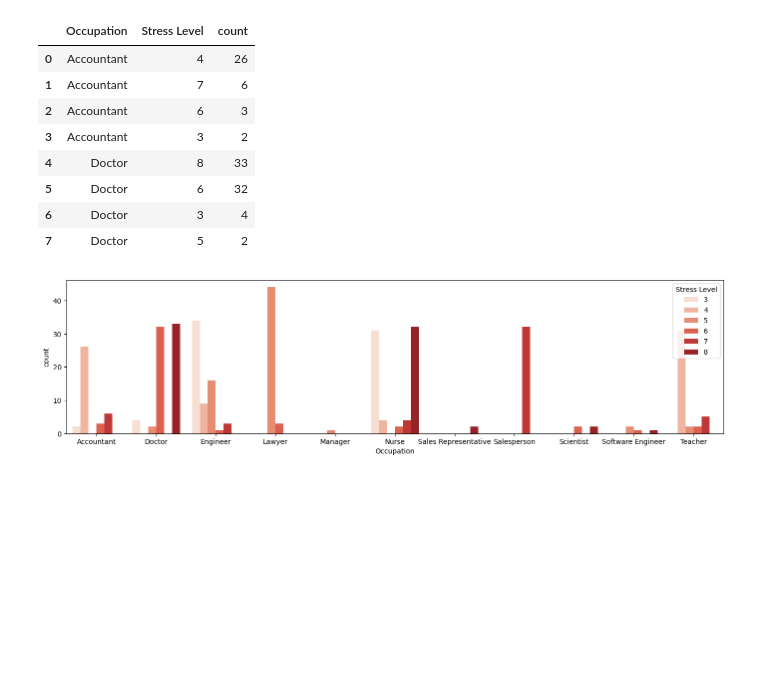
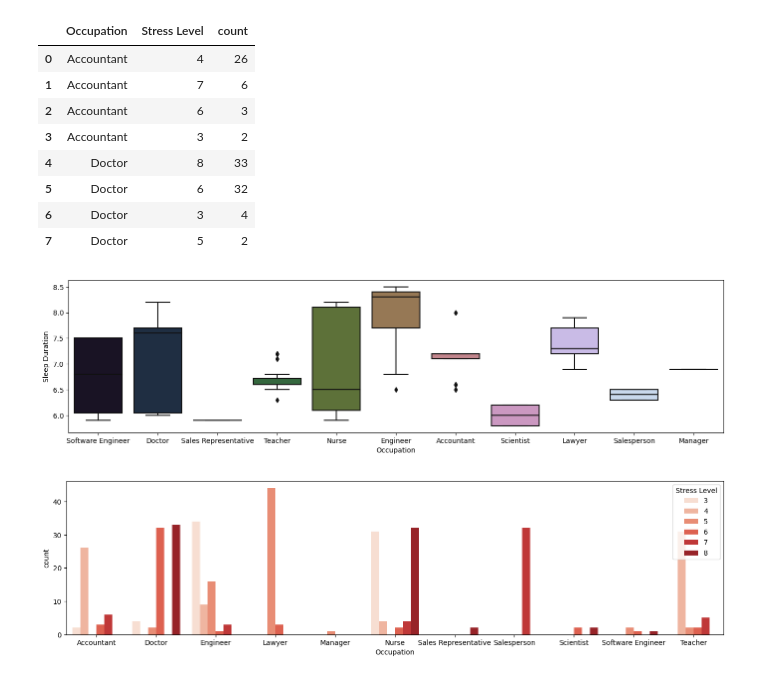
Before and after one commit to fatmagulg/sleep-health-lifestyle, a Jupyter notebook: Sleep Data Analysis.ipynb, the cells around one changed output. Saved outputs shown, nothing was run; the diff lists cells and outputs as text; code cells hidden in the pictures; blank space fills up the shorter version.

```diff
--- a/Sleep Data Analysis.ipynb
+++ b/Sleep Data Analysis.ipynb
@@ -139,6 +142,11 @@ occupstress.head(8)
 | 5 | Doctor | 6 | 32 |
 | 6 | Doctor | 3 | 4 |
 | 7 | Doctor | 5 | 2 |
+# %%
+plt.subplots(figsize = (17,4))
+ax = sns.boxplot(data = sleephealth, x = 'Occupation', y = 'Sleep Duration', palette='cubehelix')
+# %% [output]
+[figure, added]
 # %%
 plt.subplots(figsize = (17,4))
 ax = sns.barplot(data = occupstress, x = 'Occupation', y = 'count', hue = 'Stress Level', palette = 'Reds')
```
Also changed, not shown: parts of 26 cells of this notebook.
